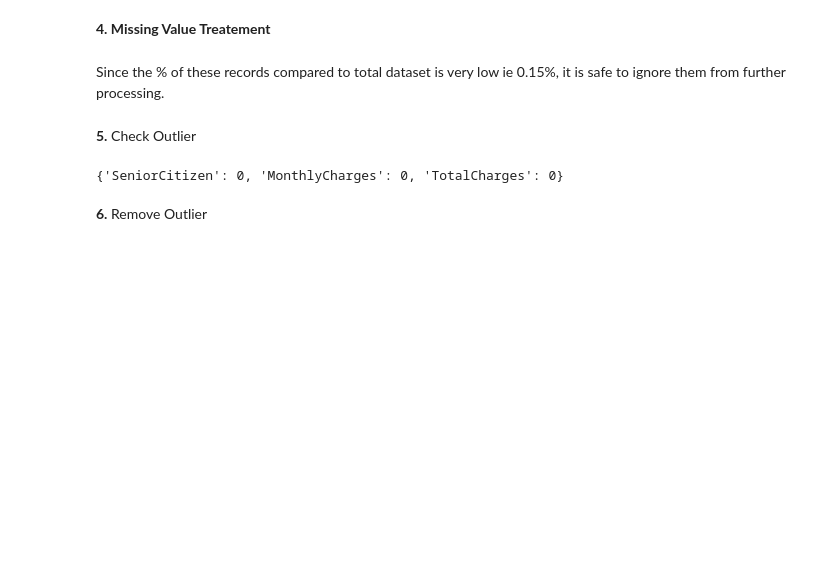
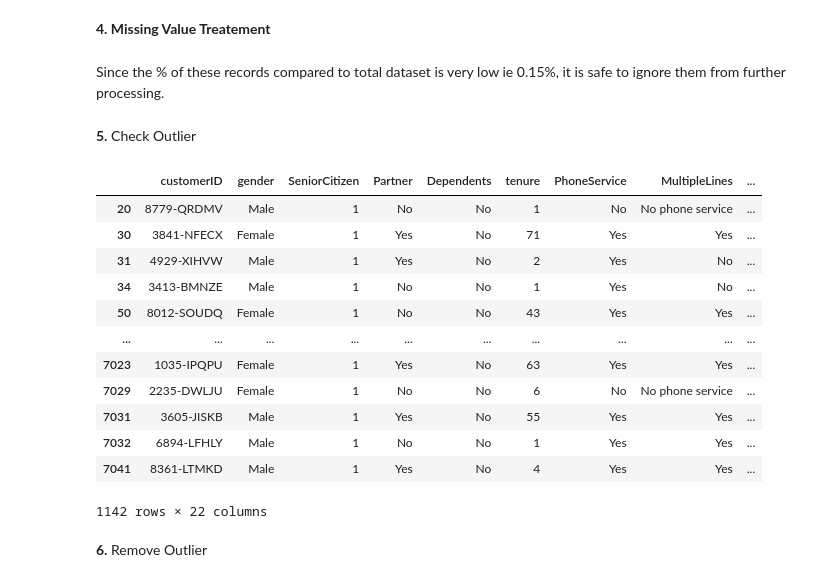
Before and after one commit to Zack-Ali-Hassan/customer-churn-prediction-using-machine-learning, a Jupyter notebook: Telco-Customer-Churn-Prediction/Customer Churn Project.ipynb, the cells around one changed output. Cells and saved outputs as stored; diff of their text form; code cells hidden in the pictures; blank space fills up the shorter version.

```diff
--- a/Telco-Customer-Churn-Prediction/Customer Churn Project.ipynb
+++ b/Telco-Customer-Churn-Prediction/Customer Churn Project.ipynb
@@ -206,23 +206,55 @@ Since the % of these records compared to total dataset is very low ie 0.15%, it
 telco_data.dropna(how = 'any', inplace = True)
 # %% [markdown]
 **5.** Check Outlier
-# %%
-def detect_outliers_iqr(data, column):
-    Q1 = data[column].quantile(0.25)
-    Q3 = data[column].quantile(0.75)
-    IQR = Q3 - Q1
-    lower_bound = Q1 - 1.5 * IQR
-    upper_bound = Q3 + 1.5 * IQR
-    return telco_data[(telco_data[column] < lower_bound) | (telco_data[column] > upper_bound)].shape[0]
-
-# Columns to check for outliers
-columns_to_check = ['SeniorCitizen', 'MonthlyCharges','TotalCharges']
-
-# Calculate the number of outliers in each column
-outliers_count = {column: detect_outliers_iqr(telco_data, column) for column in columns_to_check}
-outliers_count
-# %% [output]
-{'SeniorCitizen': 0, 'MonthlyCharges': 0, 'TotalCharges': 0}
+# %%
+# def detect_outliers_iqr(data, column):
+#     Q1 = data[column].quantile(0.25)
+#     Q3 = data[column].quantile(0.75)
+#     IQR = Q3 - Q1
+#     lower_bound = Q1 - 1.5 * IQR
+#     upper_bound = Q3 + 1.5 * IQR
+#     return telco_data[(telco_data[column] < lower_bound) | (telco_data[column] > upper_bound)].shape[0]
+
+# # Columns to check for outliers
+# columns_to_check = ['SeniorCitizen', 'MonthlyCharges','TotalCharges']
+
+# # Calculate the number of outliers in each column
+# outliers_count = {column: detect_outliers_iqr(telco_data, column) for column in columns_to_check}
+# outliers_count
+
+
+def detect_outliers_iqr(data):
+    outliers_list = []
+    numeric_columns = data.select_dtypes(include=['number']).columns
+    for column in numeric_columns:
+        Q1 = data[column].quantile(0.25)
+        Q3 = data[column].quantile(0.75)
+        IQR = Q3 - Q1
+        lower_bound = Q1 - 1.5 * IQR
+        upper_bound = Q3 + 1.5 * IQR
+        column_outliers = data[(data[column] < lower_bound) | (data[column] > upper_bound)].copy()
+        column_outliers['Outlier_Column'] = column
+        outliers_list.append(column_outliers)
+    outliers = pd.concat(outliers_list)
+    return outliers
+
+# Detect outliers in all numeric columns
+all_outliers = detect_outliers_iqr(telco_data)
+all_outliers
+# %% [output]
+|  | customerID | gender | SeniorCitizen | Partner | Dependents | tenure | PhoneService | MultipleLines | ... |
+| 20 | 8779-QRDMV | Male | 1 | No | No | 1 | No | No phone service | ... |
+| 30 | 3841-NFECX | Female | 1 | Yes | No | 71 | Yes | Yes | ... |
+| 31 | 4929-XIHVW | Male | 1 | Yes | No | 2 | Yes | No | ... |
+| 34 | 3413-BMNZE | Male | 1 | No | No | 1 | Yes | No | ... |
+| 50 | 8012-SOUDQ | Female | 1 | No | No | 43 | Yes | Yes | ... |
+| ... | ... | ... | ... | ... | ... | ... | ... | ... | ... |
+| 7023 | 1035-IPQPU | Female | 1 | Yes | No | 63 | Yes | Yes | ... |
+| 7029 | 2235-DWLJU | Female | 1 | No | No | 6 | No | No phone service | ... |
+| 7031 | 3605-JISKB | Male | 1 | Yes | No | 55 | Yes | Yes | ... |
+| 7032 | 6894-LFHLY | Male | 1 | No | No | 1 | Yes | Yes | ... |
+| 7041 | 8361-LTMKD | Male | 1 | Yes | No | 4 | Yes | Yes | ... |
+1142 rows × 22 columns
 # %% [markdown]
 **6.** Remove Outlier
 # %%
```
Also changed, not shown: parts of 68 cells of this notebook, 9 other files.
